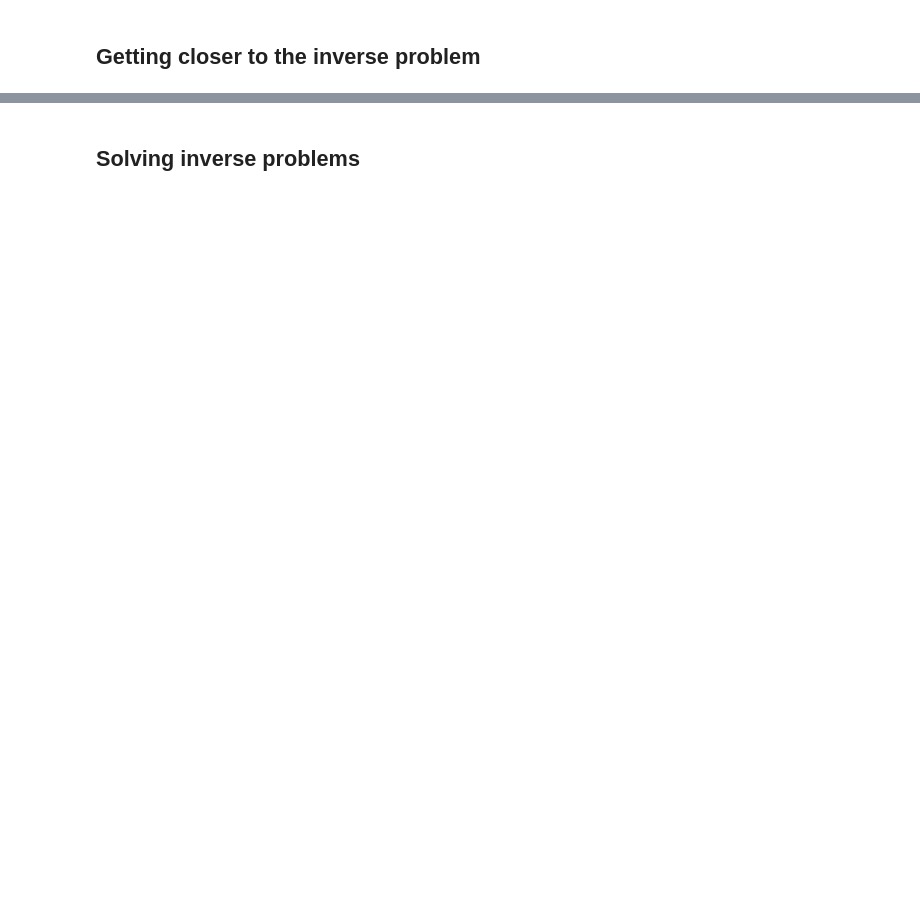
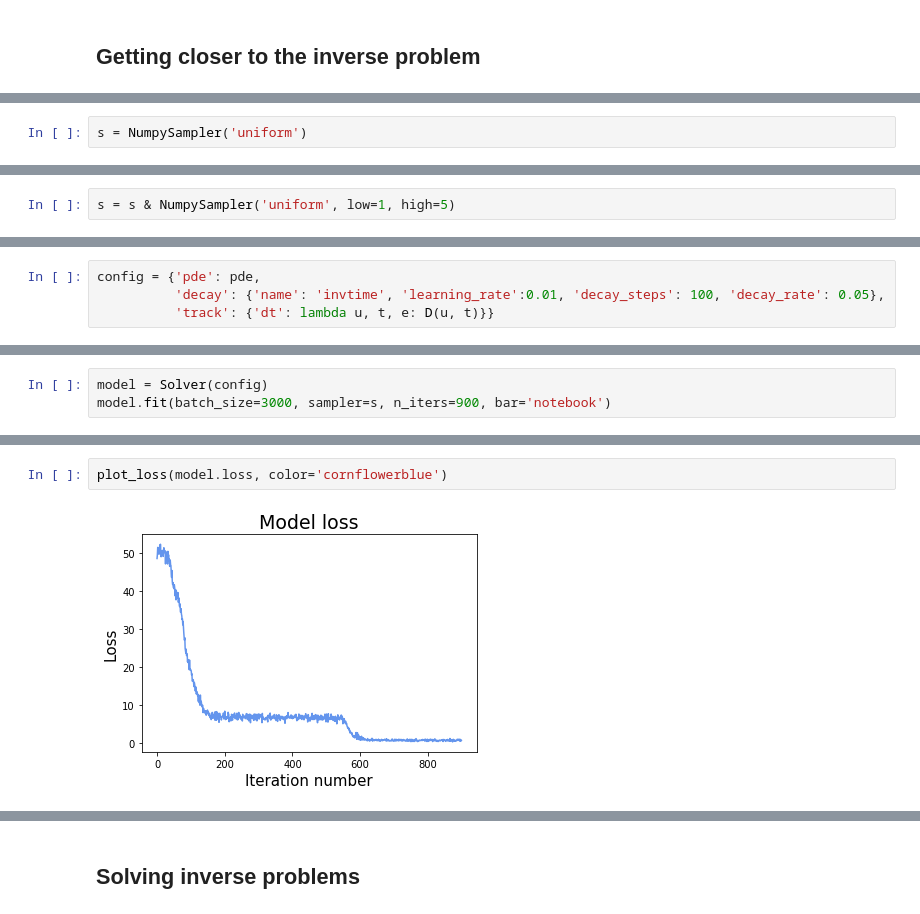
Before and after one commit to analysiscenter/pydens, a Jupyter notebook: examples/pydens_sem.ipynb, the cells around one changed output, grey strips where cells are left out. Cells and saved outputs as stored; diff of their text form; blank space fills up the shorter version.

```diff
--- a/examples/pydens_sem.ipynb
+++ b/examples/pydens_sem.ipynb
@@ -99,0 +162,2 @@ s = NumpySampler('uniform') | NumpySampler('normal', dim=2, scale=0.2) + (0.5, 0
+# %%
+s = NumpySampler('uniform')
@@ -99,0 +175,2 @@ s = NumpySampler('uniform') | NumpySampler('normal', dim=2, scale=0.2) + (0.5, 0
+# %%
+s = s & NumpySampler('uniform', low=1, high=5)
@@ -99,0 +179,4 @@ s = NumpySampler('uniform') | NumpySampler('normal', dim=2, scale=0.2) + (0.5, 0
+# %%
+config = {'pde': pde,
+          'decay': {'name': 'invtime', 'learning_rate':0.01, 'decay_steps': 100, 'decay_rate': 0.05},
+          'track': {'dt': lambda u, t, e: D(u, t)}}
@@ -99,0 +185,3 @@ s = NumpySampler('uniform') | NumpySampler('normal', dim=2, scale=0.2) + (0.5, 0
+# %%
+model = Solver(config)
+model.fit(batch_size=3000, sampler=s, n_iters=900, bar='notebook')
@@ -99,0 +190,4 @@ s = NumpySampler('uniform') | NumpySampler('normal', dim=2, scale=0.2) + (0.5, 0
+# %%
+plot_loss(model.loss, color='cornflowerblue')
+# %% [output]
+[figure, added]
```
Also changed, not shown: parts of 41 cells of this notebook, 2 other files.
